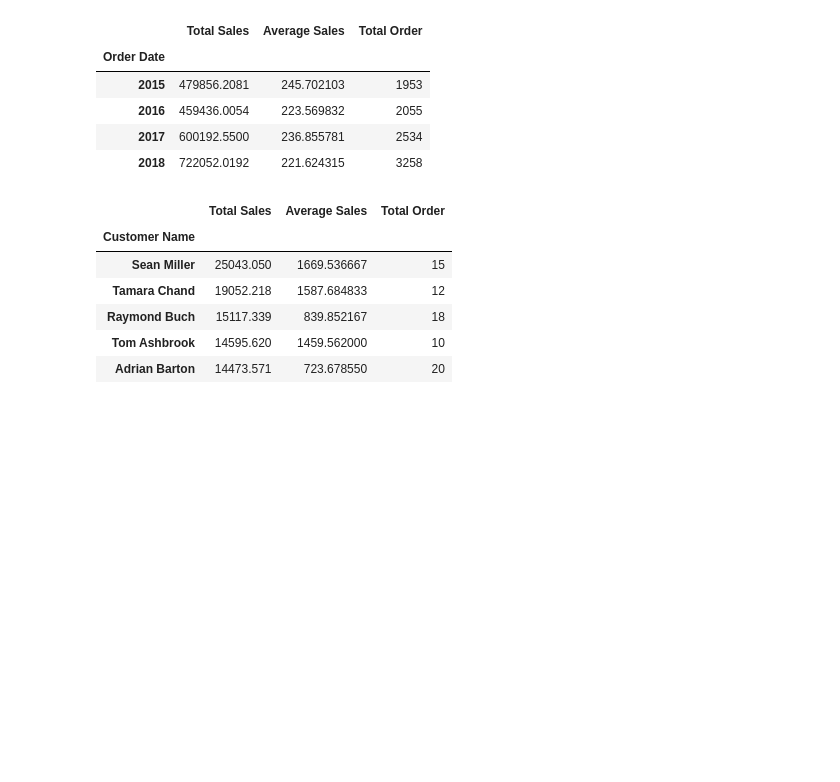
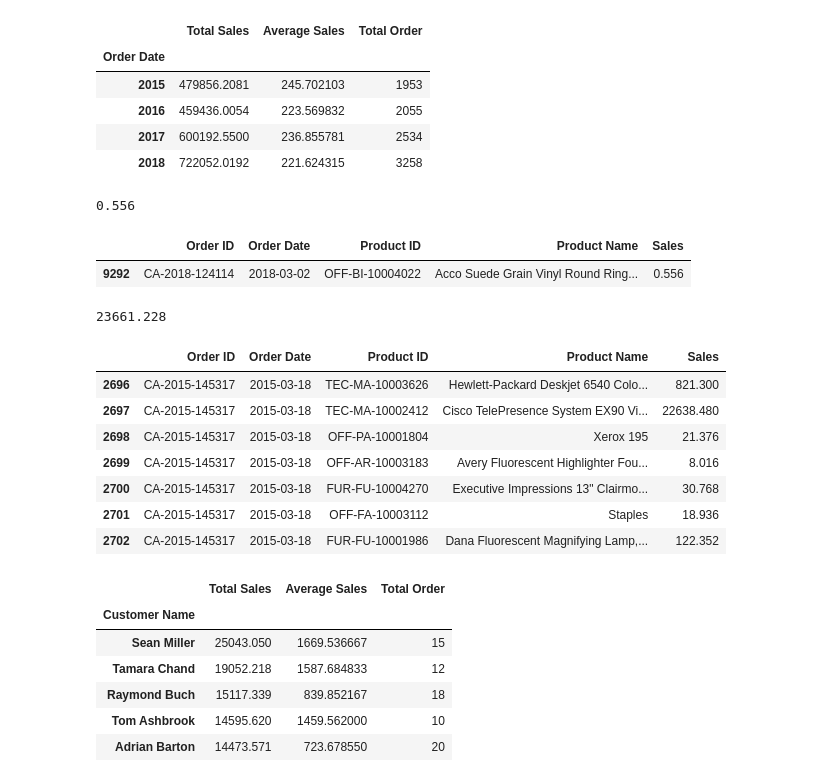
Before and after one commit to Kelnit/Ilm, a Jupyter notebook: Ilm.ipynb, the cells around one changed output. Cells and saved outputs as stored; diff of their text form; code cells hidden in the pictures; blank space fills up the shorter version.

```diff
--- a/Ilm.ipynb
+++ b/Ilm.ipynb
@@ -178,6 +180,34 @@ yearlysales
 | 2016 | 459436.0054 | 223.569832 | 2055 |
 | 2017 | 600192.5500 | 236.855781 | 2534 |
 | 2018 | 722052.0192 | 221.624315 | 3258 |
+# %%
+salesorder = sales.groupby('Order ID')['Sales'].sum()
+
+salesorder.min()
+# %% [output]
+0.556
+# %%
+detcol = ['Order ID', 'Order Date', 'Product ID', 'Product Name', 'Sales']
+
+sales[sales['Order ID'] == salesorder[salesorder == salesorder.min()].index[0]][detcol]
+# %% [output]
+|  | Order ID | Order Date | Product ID | Product Name | Sales |
+| 9292 | CA-2018-124114 | 2018-03-02 | OFF-BI-10004022 | Acco Suede Grain Vinyl Round Ring... | 0.556 |
+# %%
+salesorder.max()
+# %% [output]
+23661.228
+# %%
+sales[sales['Order ID'] == salesorder[salesorder == salesorder.max()].index[0]][detcol]
+# %% [output]
+|  | Order ID | Order Date | Product ID | Product Name | Sales |
+| 2696 | CA-2015-145317 | 2015-03-18 | TEC-MA-10003626 | Hewlett-Packard Deskjet 6540 Colo... | 821.300 |
+| 2697 | CA-2015-145317 | 2015-03-18 | TEC-MA-10002412 | Cisco TelePresence System EX90 Vi... | 22638.480 |
+| 2698 | CA-2015-145317 | 2015-03-18 | OFF-PA-10001804 | Xerox 195 | 21.376 |
+| 2699 | CA-2015-145317 | 2015-03-18 | OFF-AR-10003183 | Avery Fluorescent Highlighter Fou... | 8.016 |
+| 2700 | CA-2015-145317 | 2015-03-18 | FUR-FU-10004270 | Executive Impressions 13" Clairmo... | 30.768 |
+| 2701 | CA-2015-145317 | 2015-03-18 | OFF-FA-10003112 | Staples | 18.936 |
+| 2702 | CA-2015-145317 | 2015-03-18 | FUR-FU-10001986 | Dana Fluorescent Magnifying Lamp,... | 122.352 |
 # %%
 assert sales['Customer ID'].nunique() == sales['Customer Name'].nunique(), "Fail !"
 # %%
```
Also changed, not shown: parts of 4 cells of this notebook.
